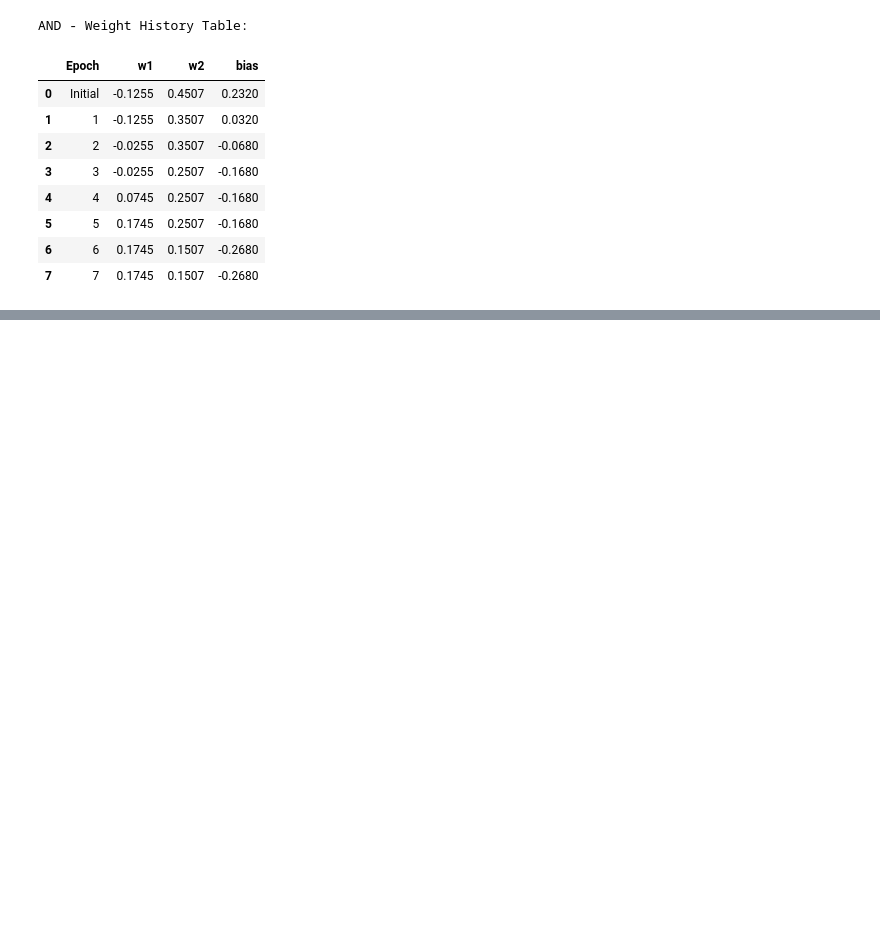
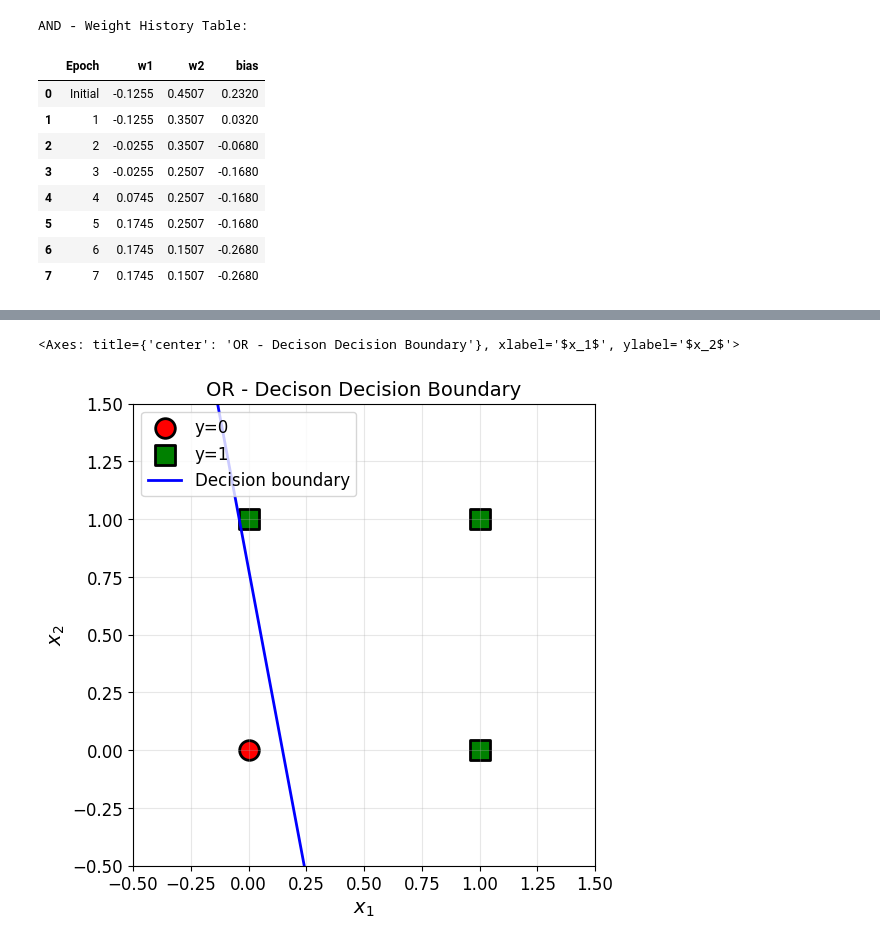
Before and after one commit to G00394925/Artificial-Intelligence-G00394925, a Jupyter notebook: Lab 1/lab1.ipynb, the cells around one changed output, grey strips where cells are left out. Cells and saved outputs as stored; diff of their text form; code cells hidden in the pictures; blank space fills up the shorter version.

```diff
--- a/Lab 1/lab1.ipynb
+++ b/Lab 1/lab1.ipynb
@@ -348,0 +354,14 @@ AND - Weight History Table:
+# %%
+X_or = np.array([
+    [0, 0],
+    [0, 1],
+    [1, 0],
+    [1, 1]
+])
+
+y_or = np.array([0, 1, 1, 1])
+
+print("OR Training Data:")
+print("X:")
+print(X_or)
+print("y:", y_or)
@@ -348,0 +376,27 @@ AND - Weight History Table:
+# %%
+# Create perceptron
+perceptron_or = Perceptron(n_inputs=2, learning_rate=0.1)
+
+print("Initial weights:", perceptron_or.weights)
+print("Initial bias:", perceptron_or.bias)
+print("\nTraining...\n")
+
+# Train (store the history for later visualisation)
+history_or = perceptron_or.train(X_or, y_or, epochs=10)
+
+# Test on all inputs
+print("\nTesting OR perceptron:")
+print("-" * 40)
+all_correct = True
+
+for i in range(len(X_or)):
+    prediction = perceptron_or.predict(X_or[i])
+    correct = "✓" if prediction == y_or[i] else "✗"
+
+    if prediction != y_or[i]:
+        all_correct = False
+
+    print(f"Input: {X_or[i]} -> Predicted: {prediction}, Expected: {y_or[i]} {correct}")
+
+print("-" * 40)
+print(f"All predictions correct: {all_correct}")
@@ -348,0 +424,7 @@ AND - Weight History Table:
+# %%
+# Plot decision boundary
+plot_decision_boundary(X_or, y_or, perceptron_or.weights, perceptron_or.bias,
+                       "OR - Decison Decision Boundary")
+# %% [output]
+<Axes: title={'center': 'OR - Decison Decision Boundary'}, xlabel='$x_1$', ylabel='$x_2$'>
+[figure, added]
```
Also changed, not shown: parts of 8 cells of this notebook.
